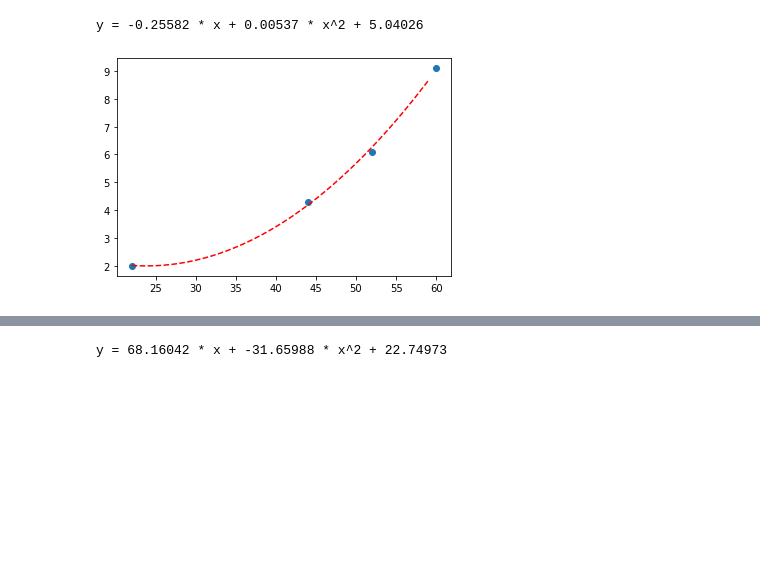
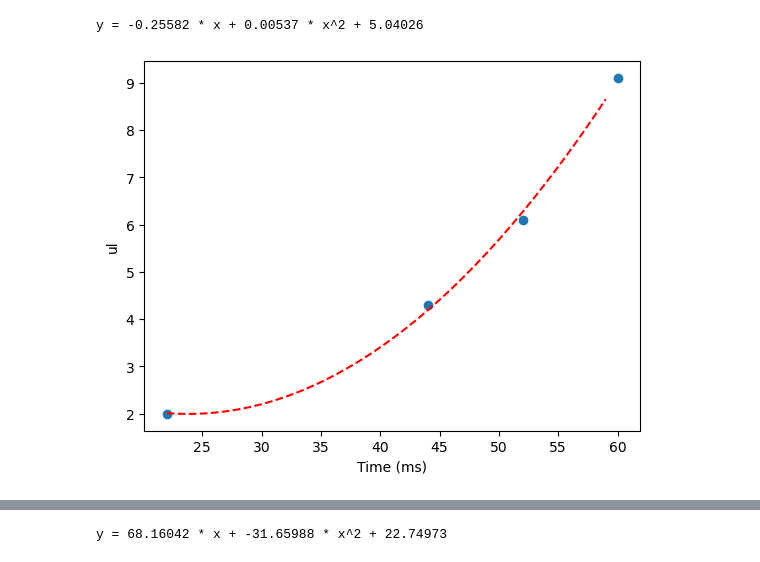
Before and after one commit to RajHarsor/Behavioral-Box-Lever-Task, a Jupyter notebook: Solenoid_Testing/SolenoidLineFit.ipynb, the cells around one changed output, grey strips where cells are left out. Saved outputs shown, nothing was run; the diff lists cells and outputs as text; code cells hidden in the pictures; blank space fills up the shorter version.

```diff
--- a/Solenoid_Testing/SolenoidLineFit.ipynb
+++ b/Solenoid_Testing/SolenoidLineFit.ipynb
@@ -65,9 +92,11 @@ y = -0.25582 * x + 0.00537 * x^2 + 5.04026
 # %%
 x_line = arange(min(x), max(x), 1)
 y_line = objective(x_line, a, b, c)
+
+plt.plot(x_line, y_line, '--', color='red')
+plt.scatter(x = 'Time', y = 'ul', data = df_calc)
+plt.xlabel("Time (ms)")
+plt.ylabel("ul")
+plt.show()
+# %% [output]
+[figure, added]
-# %%
-plt.plot(x_line, y_line, '--', color='red')
-plt.scatter(x = 'Time', y = 'ul', data = df_calc)
-plt.show()
-# %% [output]
-[figure, removed]
```
Also changed, not shown: parts of 10 cells of this notebook.
